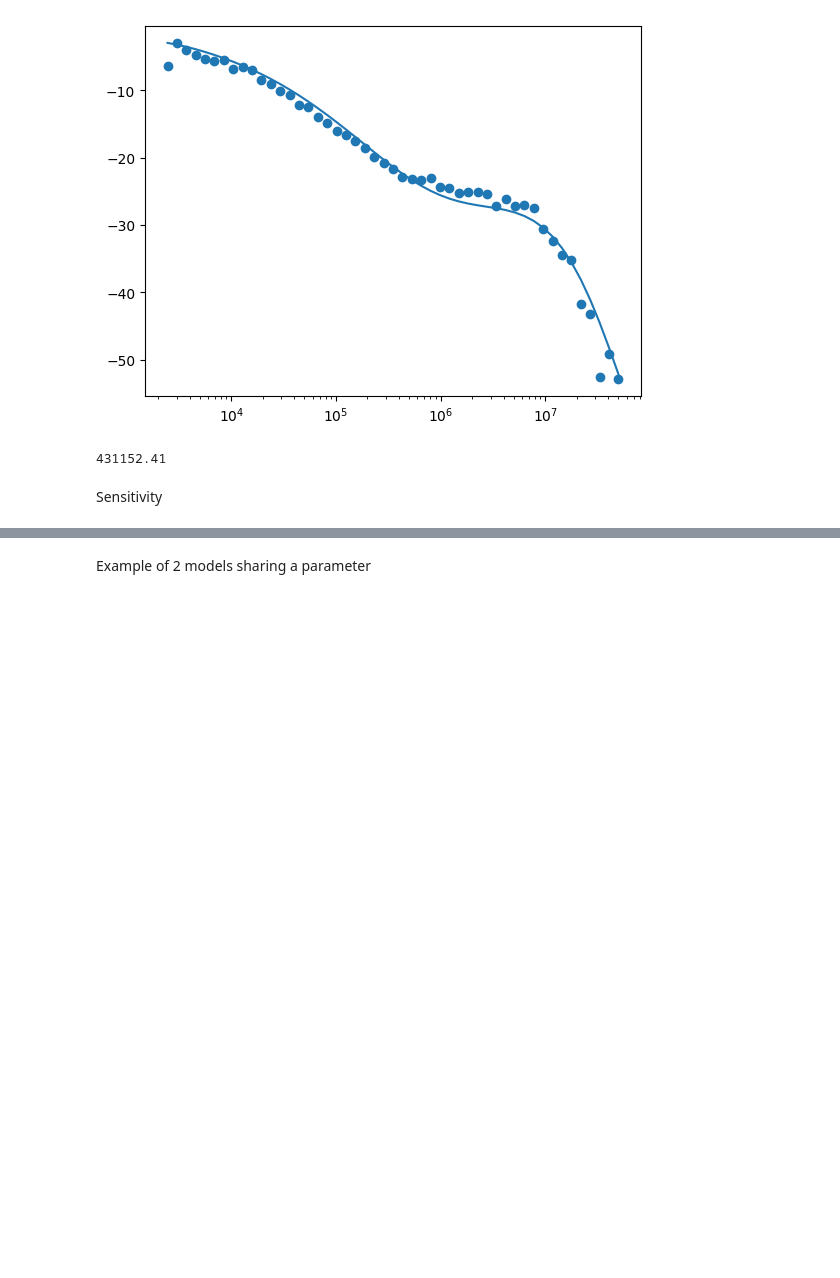
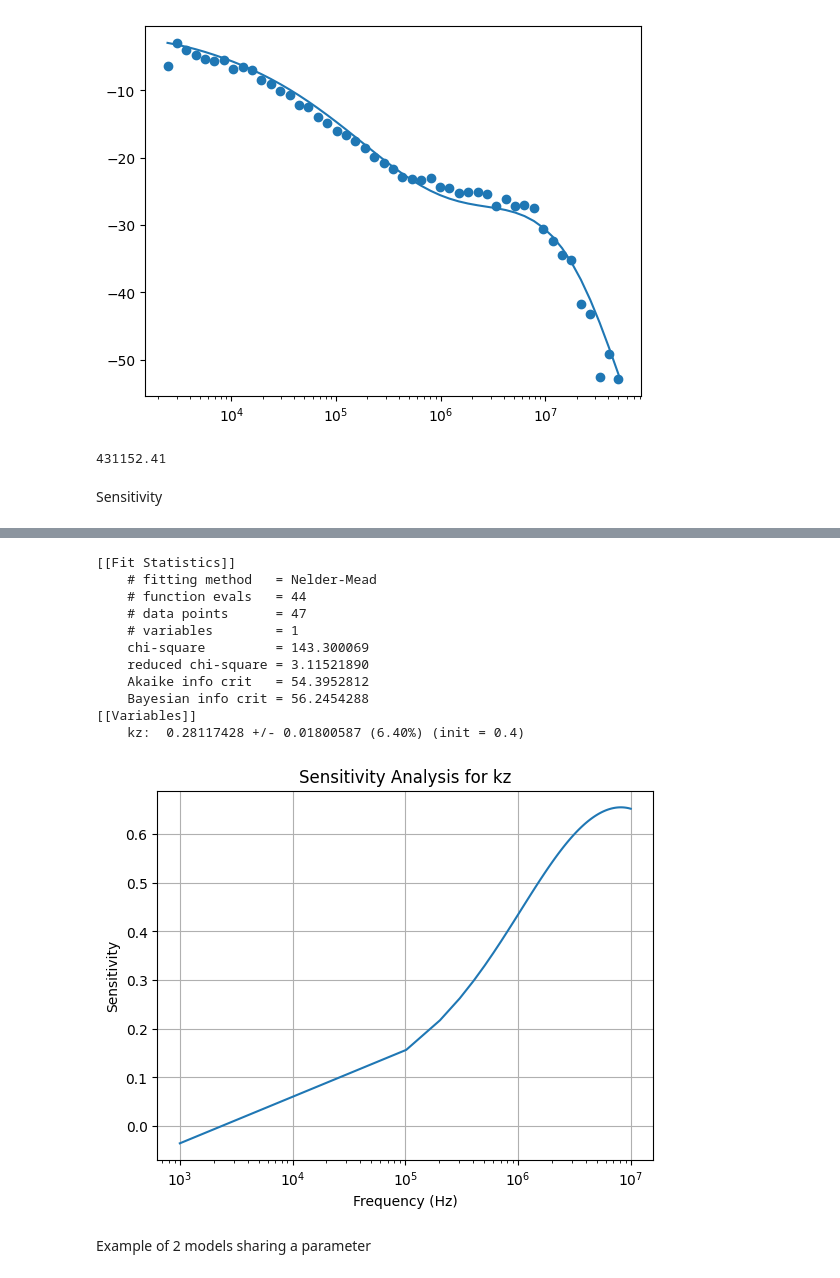
Before and after one commit to marcelclaro/FDTR, a Jupyter notebook: basictests.ipynb, the cells around one changed output, grey strips where cells are left out. Saved outputs shown, nothing was run; the diff lists cells and outputs as text; code cells hidden in the pictures; blank space fills up the shorter version.

Commit message:
improved sensitivity and started a GUI

```diff
--- a/basictests.ipynb
+++ b/basictests.ipynb
@@ -389,3 +328,60 @@ ax.semilogx(frequencies, difference);  # Plot some data on the axes.
+# %%
+import numpy as np
+import mpmath
+from pyFDTR.domain import *
+from pyFDTR.materials import *
+from pyFDTR.fouriermodel import *
+import matplotlib as mpl
+import matplotlib.pyplot as plt
+
+#We use lmfit library, do not forget to install it too
+import lmfit
+
+#define a list of parameters object
+var_par = Fitting_parameters()
+#add parameters in the fit (name, starting value, min and max)
+var_par.add('kz', value=0.40, min=0.10, max=0.70)
+var_par.add('thick', value=60e-7, min=40e-7, max=80e-7)
+
+
+load = np.genfromtxt('./sampledata/sapphire-gold60nm_300K.txt',skip_header=2)
+points300k = np.delete(load,1,1)
+
+
+domain = Domain(300)
+domain.add_substrate(sapphire)
+domain.add_layer(60e-7,gold)
+domain.set_interface_condu(1,5e3)
+domain.set_layer_param(0,kzz=var_par.get_parameter('kz'))
+model = FourierModelFDTR(domain,4.05e-4,4.05e-4,0,fitting_params=var_par, backend='numpy',jit=True)
+
+out = model.minimize(points300k,method='nelder')
+#different methods not tested yet, find yourself the best one
+lmfit.report_fit(out)
+
+sensitivity = model.sensitivity_analysis('kz')
+
+freqs, sens_vals = sensitivity
+plt.figure()
+plt.semilogx(freqs, sens_vals)
+plt.xlabel('Frequency (Hz)')
+plt.ylabel('Sensitivity')
+plt.title('Sensitivity Analysis for kz')
+plt.grid(True)
+plt.show()
+# %% [output]
+[[Fit Statistics]]
+    # fitting method   = Nelder-Mead
+    # function evals   = 44
+    # data points      = 47
+    # variables        = 1
+    chi-square         = 143.300069
+    reduced chi-square = 3.11521890
+    Akaike info crit   = 54.3952812
+    Bayesian info crit = 56.2454288
+[[Variables]]
+    kz:  0.28117428 +/- 0.01800587 (6.40%) (init = 0.4)
+[figure, added]
 # %% [markdown]
 Example of 2 models sharing a parameter
 # %%
```
Also changed, not shown: parts of 2 cells of this notebook, 5 other files.
